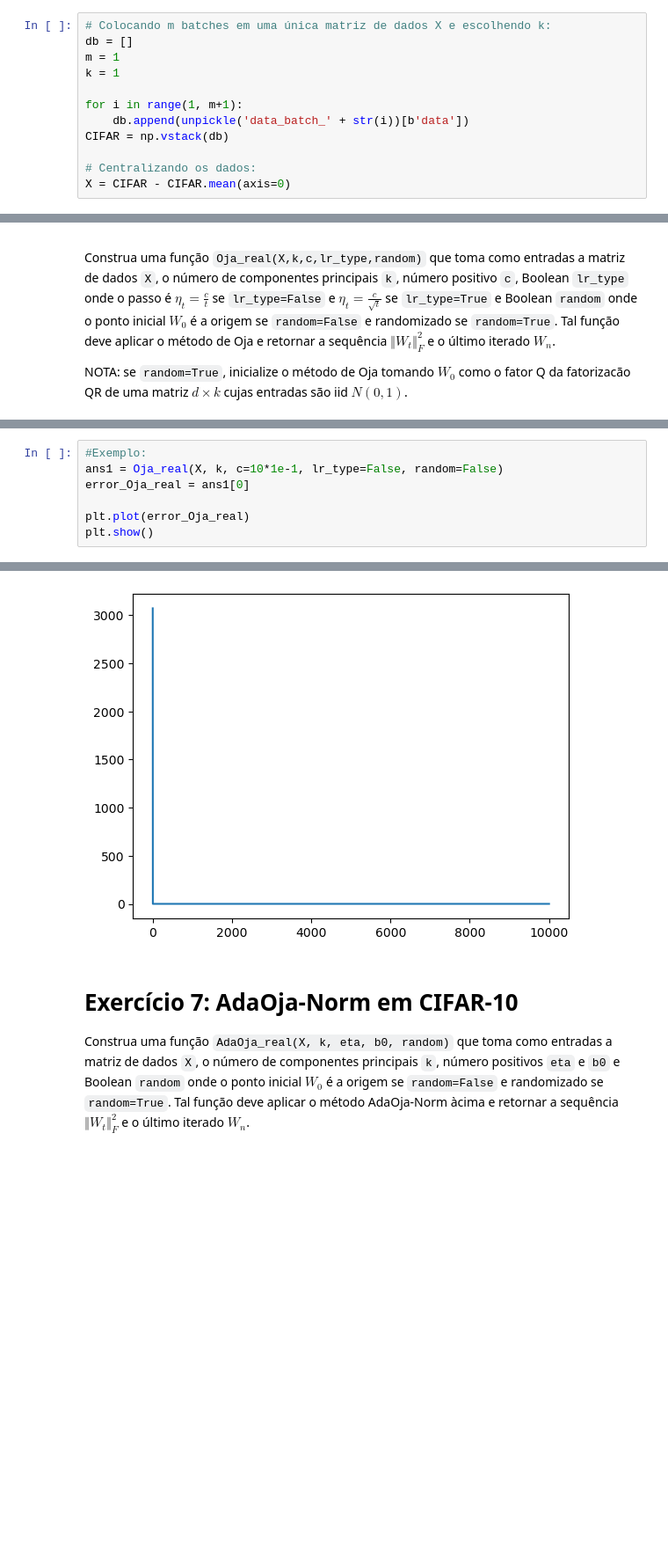
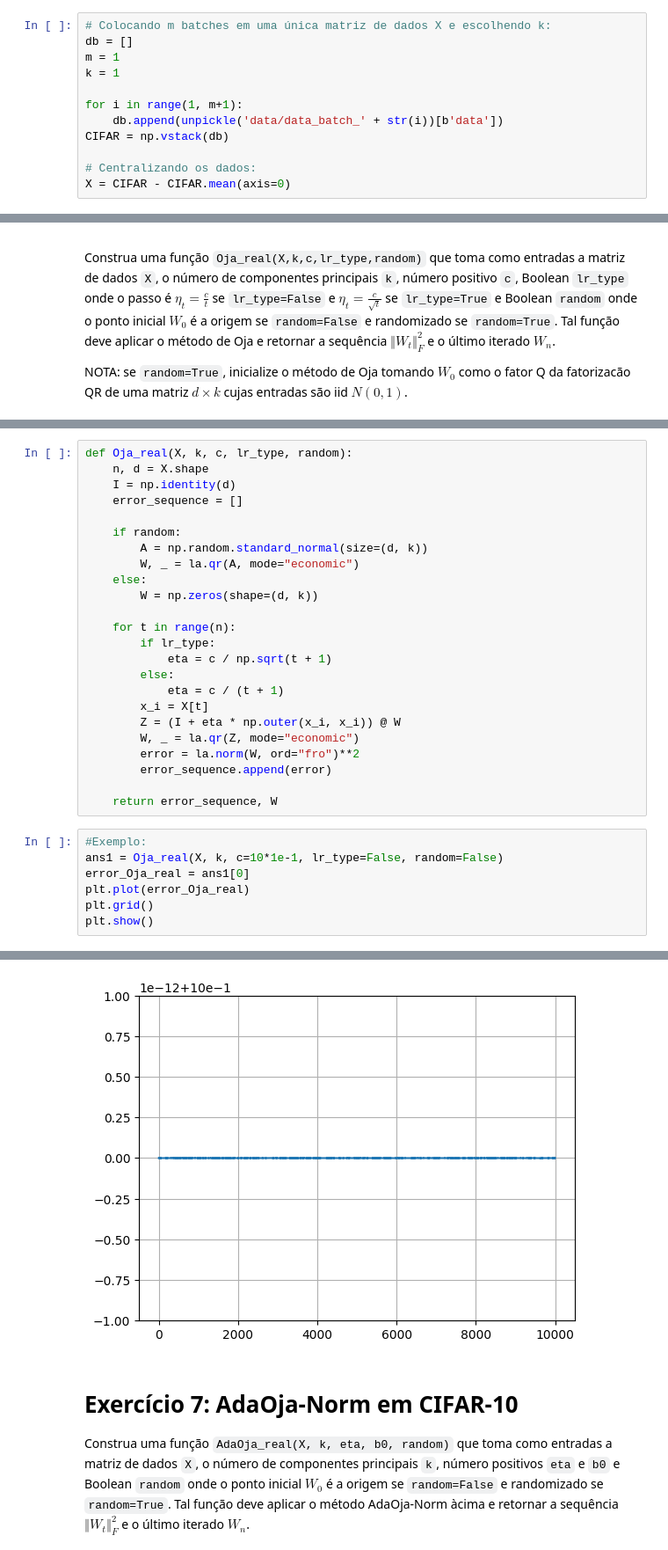
Before and after one commit to alexoliveiraFGV24/ocd-projects, a Jupyter notebook: projeto4/streaming_PCA.ipynb, the cells around one changed output, grey strips where cells are left out. Shown at 88% size. Saved outputs shown, nothing was run; the diff lists cells and outputs as text; blank space fills up the shorter version.

```diff
--- a/projeto4/streaming_PCA.ipynb
+++ b/projeto4/streaming_PCA.ipynb
@@ -249,7 +321,7 @@ m = 1
 k = 1
 
 for i in range(1, m+1):
-    db.append(unpickle('data_batch_' + str(i))[b'data'])
+    db.append(unpickle('data/data_batch_' + str(i))[b'data'])
 CIFAR = np.vstack(db)
 
 # Centralizando os dados:
@@ -266,8 +335,32 @@ def Oja_real(X, k, c, lr_type, random):
+# %%
+def Oja_real(X, k, c, lr_type, random):
+    n, d = X.shape
+    I = np.identity(d)
+    error_sequence = []
+
+    if random:
+        A = np.random.standard_normal(size=(d, k))
+        W, _ = la.qr(A, mode="economic")
+    else:
+        W = np.zeros(shape=(d, k))
+
+    for t in range(n):
+        if lr_type:
+            eta = c / np.sqrt(t + 1)
+        else:
+            eta = c / (t + 1)
+        x_i = X[t]
+        Z = (I + eta * np.outer(x_i, x_i)) @ W
+        W, _ = la.qr(Z, mode="economic")
+        error = la.norm(W, ord="fro")**2
+        error_sequence.append(error)
+
+    return error_sequence, W
 # %%
 #Exemplo:
 ans1 = Oja_real(X, k, c=10*1e-1, lr_type=False, random=False)
 error_Oja_real = ans1[0]
-
 plt.plot(error_Oja_real)
+plt.grid()
 plt.show()
 # %% [output]
@@ -275,4 +367,4 @@ Time execution for Oja: 166.03220799996052
-[figure, old version]
+[figure, new version]
 # %% [markdown]
 # Exercício 7: AdaOja-Norm em CIFAR-10
 
```
Also changed, not shown: parts of 33 cells of this notebook, 2 other files.
